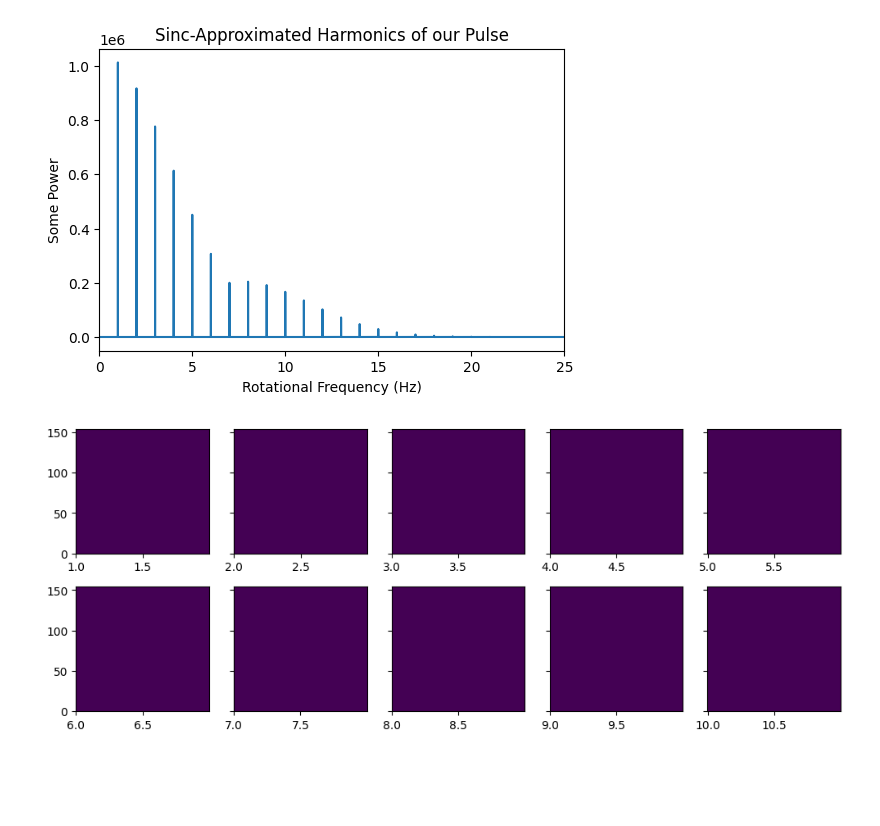
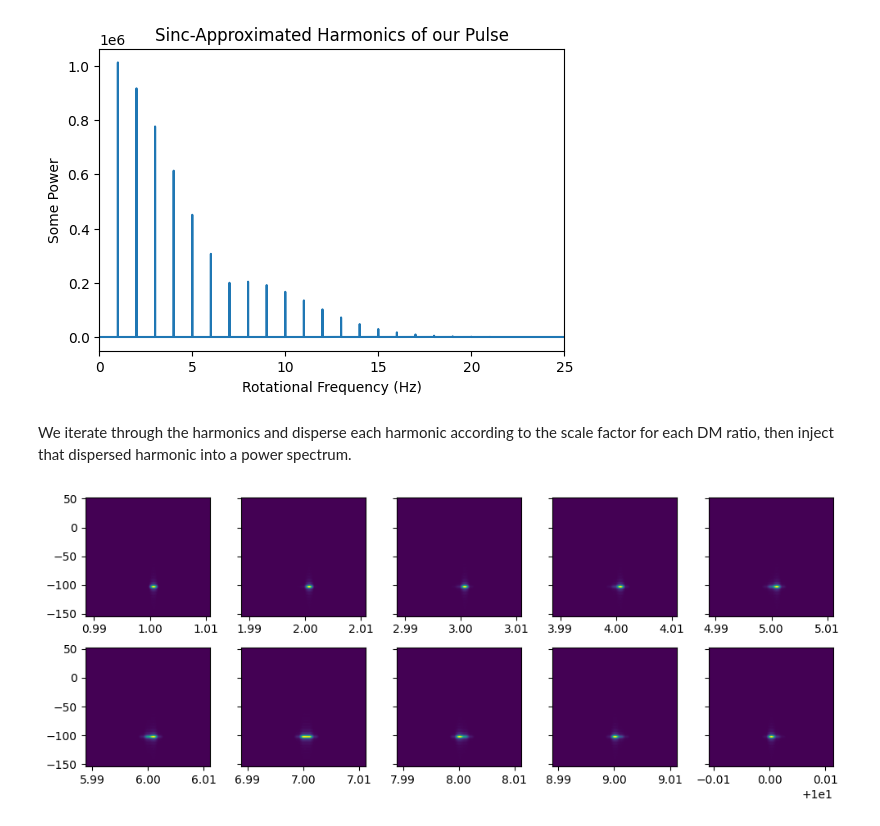
Before and after one commit to reyniersquillace/RadioTime, a Jupyter notebook: New Dispersion.ipynb, the cells around one changed output. Cells and saved outputs as stored; diff of their text form; code cells hidden in the pictures; blank space fills up the shorter version.

```diff
--- a/New Dispersion.ipynb
+++ b/New Dispersion.ipynb
@@ -142,8 +156,8 @@ while i < len(bins):
 # %%
 for i in range(10):
-    plt.plot(DMs/deltaDM, harm_power[i], label = str(i))
+    plt.plot(DMs/deltaDM, harm_power[i], label = str(i + 1))
 plt.xlabel(r'DM / $\Delta$DM$_{CHIME}$')
-plt.ylabel('Power')
+plt.ylabel('Relative Power')
 plt.legend(title = 'Harmonic')
 # %% [output]
 <matplotlib.legend.Legend at 0x...>
@@ -177,34 +193,30 @@ plt.title('Sinc-Approximated Harmonics of our Pulse')
 # %% [output]
 Text(0.5, 1.0, 'Sinc-Approximated Harmonics of our Pulse')
 [figure]
+# %% [markdown]
+We iterate through the harmonics and disperse each harmonic according to the scale factor for each DM ratio, then inject that dispersed harmonic into a power spectrum.
 # %%
 plt.rcParams["figure.dpi"] = 100
 fig, ax = plt.subplots(2, 5, figsize=(10, 4), sharey = True, tight_layout = True)
 ax = ax.flatten()
 ndmbins = 300
 full_DMs = np.linspace(-3*deltaDM, 3 * deltaDM, ndmbins)
 pspec = np.zeros((ndmbins, nfreqbins))
 sectioned_bins = []
 for i in range(1, n_harm + 1):
     keys = np.fromiter(dict_of_dicts[i].keys(), dtype=float)
     for j in range(ndmbins):
         DM_scale = full_DMs[j] / deltaDM
         closest_DM_idx = np.argmin(np.abs(keys - np.abs(DM_scale)))
         closest_DM = keys[closest_DM_idx]
         scale = dict_of_dicts[i][closest_DM]
         pspec[j, bins[(i - 1)*4:(i - 1)*4+4]] = harm[(i - 1)*4:(i - 1)*4+4]*scale
 
-        # if j == 100:
-        #     print(f'{i}th harmonic:')
-        #     print(f'    maxpower = {max(harm[(i - 1)*4:(i - 1)*4+4]*scale)}')
-        #     print(f'    bins = {bins[(i - 1)*4:(i - 1)*4+4]}')
-            #sectioned_bins.append(bins[(i - 1)*4:(i - 1)*4+4])
-
     if i <= 10:
-        start = bins[(i - 1)*4]
-        stop = bins[(i - 1)*4+4]
-        ax[i - 1].imshow(pspec[:, start:stop],
-                 extent = [df*start, df*stop, 0, max(full_DMs)],
+        start = bins[(i - 1)*4] - 10
+        stop = bins[(i - 1)*4+3] + 10
+        ax[i - 1].imshow(pspec[:200, start:stop],
+                 extent = [df*start, df*stop, full_DMs[0], full_DMs[200]],
                 aspect = 'auto')
 # %% [output]
-[figure, old version]
+[figure, new version]
```
Also changed, not shown: parts of 12 cells of this notebook.
